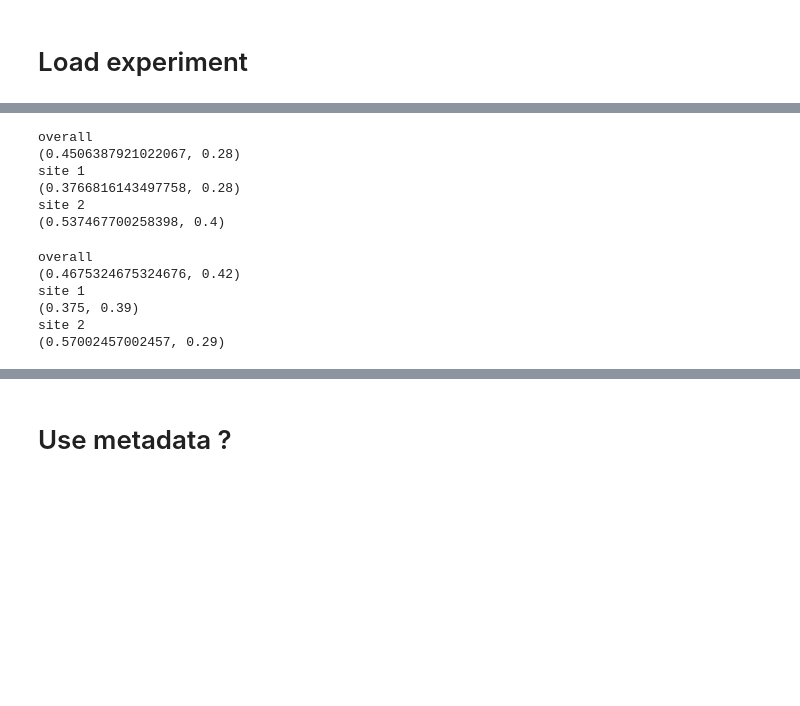
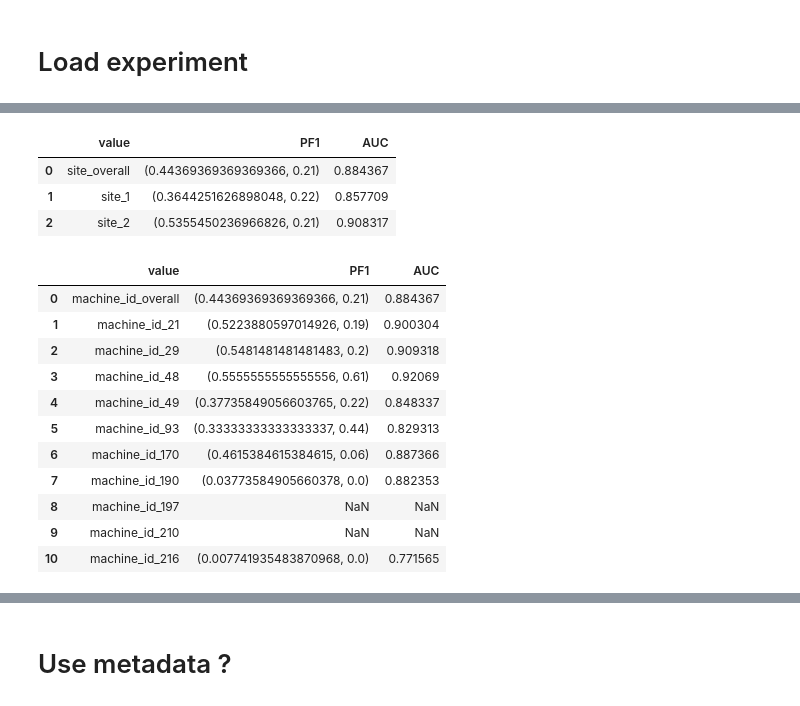
Before and after one commit to analokmaus/kaggle-rsna-breast-cancer, a Jupyter notebook: 01_post_analysis.ipynb, the cells around one changed output, grey strips where cells are left out. Drawn from its saved outputs; the diff is of its cells as text; code cells hidden in the pictures; blank space fills up the shorter version.

```diff
--- a/01_post_analysis.ipynb
+++ b/01_post_analysis.ipynb
@@ -91,7 +92,7 @@ metric = Pfbeta(binarize=True)
 #     # plt.title(f'fold{fold_i} MAX: {max(scores):.5f} AUC: {sum(scores):.5f}')
 #     # plt.show()
 # %%
-def subgroup_analysis(cfg):
+def aggregate_results(cfg):
     with open(f'results/{cfg.name}/predictions.pickle', 'rb') as f:
         predictions = pickle.load(f)
     metric = Pfbeta(binarize=True)
@@ -108,3 +109,19 @@ def subgroup_analysis(cfg):
                 'machine_id': record['machine_id'].values[0]})
     res_df = pd.DataFrame(res_df)
     return res_df
+
+
+def subgroup_analysis(df, col='site'):
+    res = [{
+        'value': f'{col}_overall',
+        'PF1': metric.optimal_f1(df['label'].values, df['pred'].values) if df['label'].sum() > 0 else 'NaN',
+        'AUC': roc_auc_score(df['label'].values, df['pred'].values) if df['label'].sum() > 0 else 'NaN'
+    }]
+    for gid, gdf in df.groupby(col):
+        res.append({
+            'value': f'{col}_{gid}',
+            'PF1': metric.optimal_f1(gdf['label'].values, gdf['pred'].values) if gdf['label'].sum() > 0 else 'NaN',
+            'AUC': roc_auc_score(gdf['label'].values, gdf['pred'].values) if gdf['label'].sum() > 0 else 'NaN'
+        })
+    res = pd.DataFrame(res)
+    return res
@@ -141,30 +128,21 @@ site 2
-# %%
-res_df = subgroup_analysis(Model05v3loss0)
-print('overall')
-print(metric.optimal_f1(res_df['label'].values, res_df['pred'].values))
-print('site 1')
-print(metric.optimal_f1(res_df.query('site == 1')['label'].values, res_df.query('site == 1')['pred'].values))
-print('site 2')
-print(metric.optimal_f1(res_df.query('site == 2')['label'].values, res_df.query('site == 2')['pred'].values))
-# %% [output]
-overall
-(0.4506387921022067, 0.28)
-site 1
-(0.3766816143497758, 0.28)
-site 2
-(0.537467700258398, 0.4)
-# %%
-res_df = subgroup_analysis(Res00aug0)
-print('overall')
-print(metric.optimal_f1(res_df['label'].values, res_df['pred'].values))
-print('site 1')
-print(metric.optimal_f1(res_df.query('site == 1')['label'].values, res_df.query('site == 1')['pred'].values))
-print('site 2')
-print(metric.optimal_f1(res_df.query('site == 2')['label'].values, res_df.query('site == 2')['pred'].values))
-# %% [output]
-overall
-(0.4675324675324676, 0.42)
-site 1
-(0.375, 0.39)
-site 2
-(0.57002457002457, 0.29)
+# %%
+agg_df = aggregate_results(Model05v3aug0)
+display(subgroup_analysis(agg_df, 'site'))
+display(subgroup_analysis(agg_df, 'machine_id'))
+# %% [output]
+|  | value | PF1 | AUC |
+| 0 | site_overall | (0.44369369369369366, 0.21) | 0.884367 |
+| 1 | site_1 | (0.3644251626898048, 0.22) | 0.857709 |
+| 2 | site_2 | (0.5355450236966826, 0.21) | 0.908317 |
+|  | value | PF1 | AUC |
+| 0 | machine_id_overall | (0.44369369369369366, 0.21) | 0.884367 |
+| 1 | machine_id_21 | (0.5223880597014926, 0.19) | 0.900304 |
+| 2 | machine_id_29 | (0.5481481481481483, 0.2) | 0.909318 |
+| 3 | machine_id_48 | (0.5555555555555556, 0.61) | 0.92069 |
+| 4 | machine_id_49 | (0.37735849056603765, 0.22) | 0.848337 |
+| 5 | machine_id_93 | (0.33333333333333337, 0.44) | 0.829313 |
+| 6 | machine_id_170 | (0.4615384615384615, 0.06) | 0.887366 |
+| 7 | machine_id_190 | (0.03773584905660378, 0.0) | 0.882353 |
+| 8 | machine_id_197 | NaN | NaN |
+| 9 | machine_id_210 | NaN | NaN |
+| 10 | machine_id_216 | (0.007741935483870968, 0.0) | 0.771565 |
```
Also changed, not shown: parts of 6 cells of this notebook, 7 other files.
